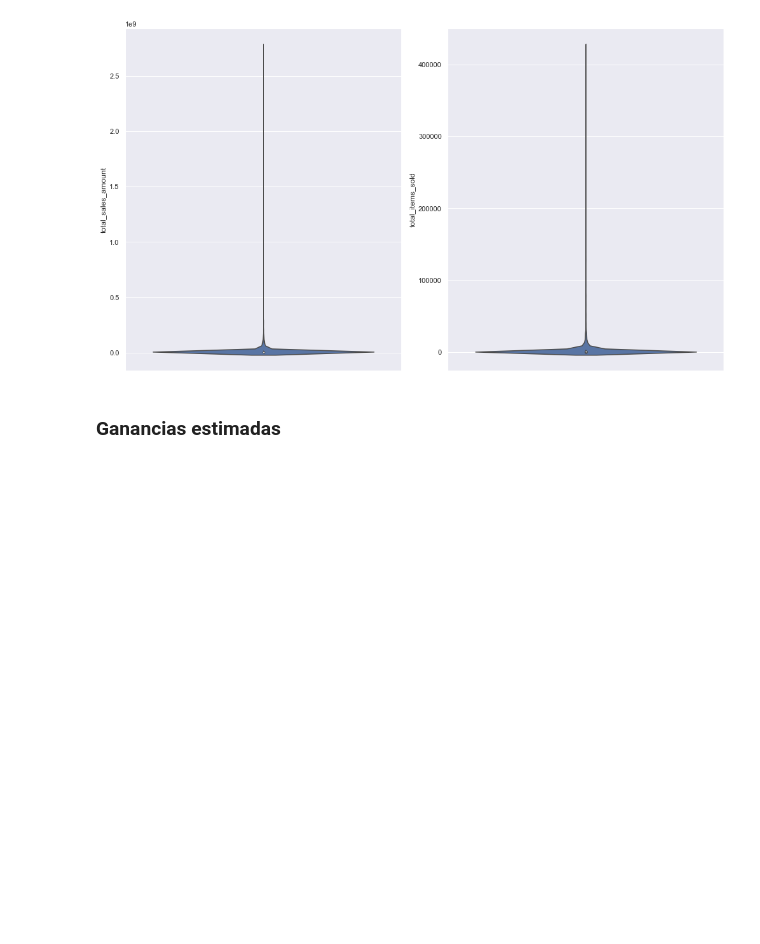
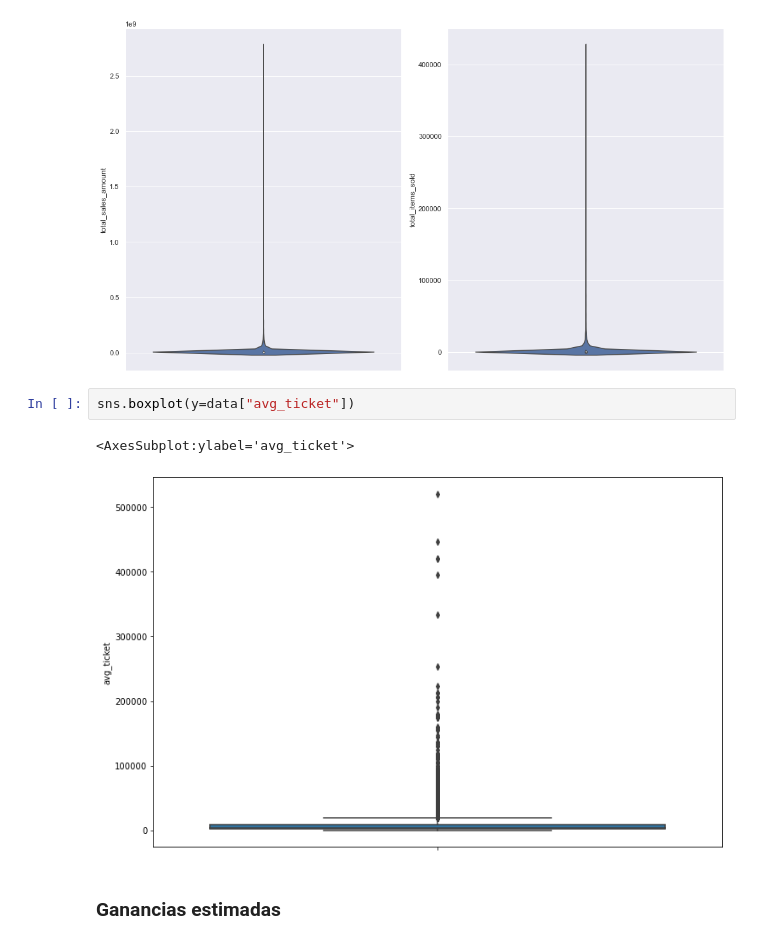
Before and after one commit to ibelogi/meli_challengeDS, a Jupyter notebook: notebooks/03_EDA.ipynb, the cells around one changed output. Drawn from its saved outputs; the diff is of its cells as text; blank space fills up the shorter version.

```diff
--- a/notebooks/03_EDA.ipynb
+++ b/notebooks/03_EDA.ipynb
@@ -336,6 +471,11 @@ sns.violinplot(ax=axs[1],data=data, y="total_items_sold")
 plt.show()
 # %% [output]
 [figure]
+# %%
+sns.boxplot(y=data["avg_ticket"])
+# %% [output]
+<AxesSubplot:ylabel='avg_ticket'>
+[figure, added]
 # %% [markdown]
 ### Ganancias estimadas
 # %%
```
Also changed, not shown: parts of 41 cells of this notebook, 2 other files.
